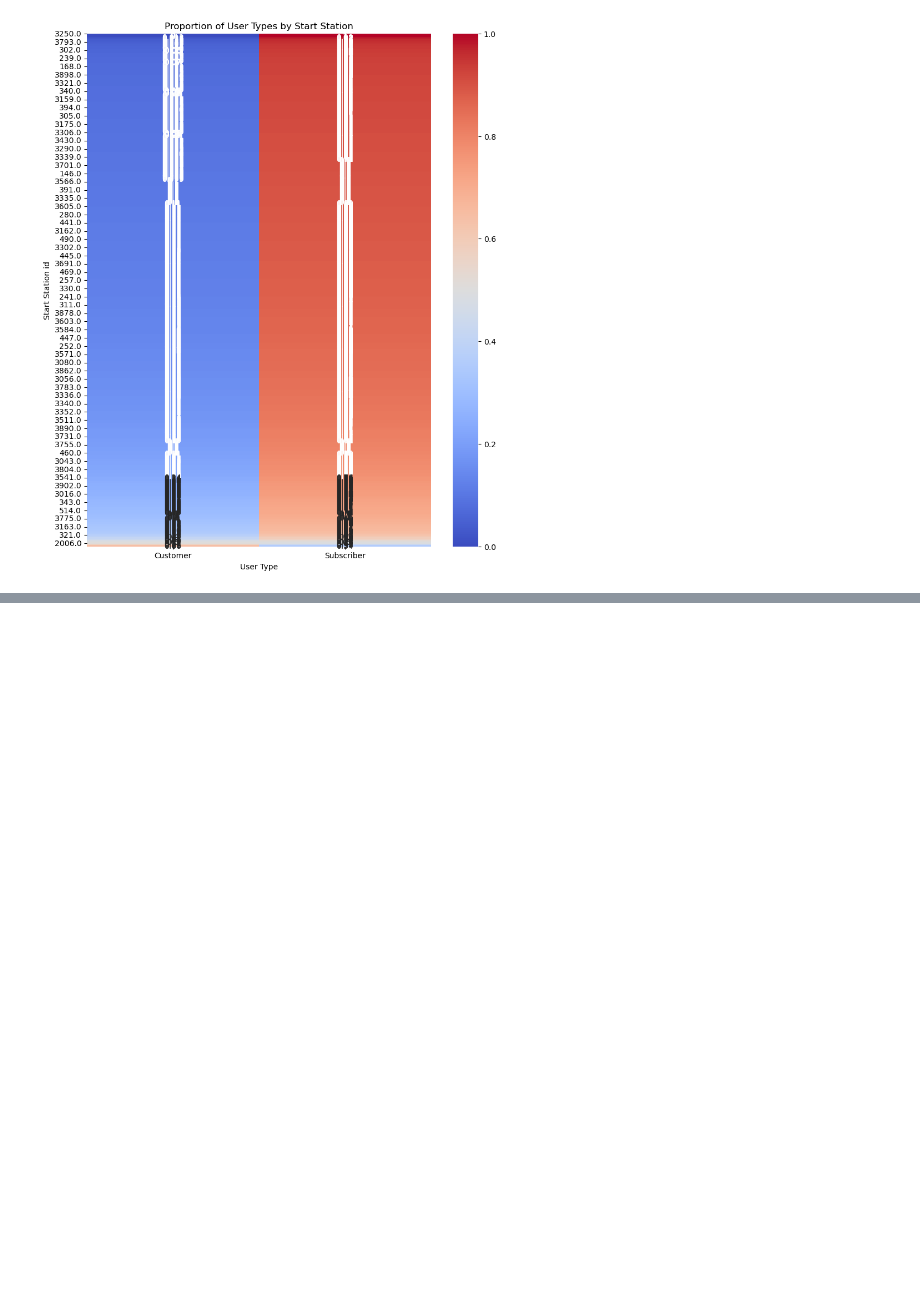
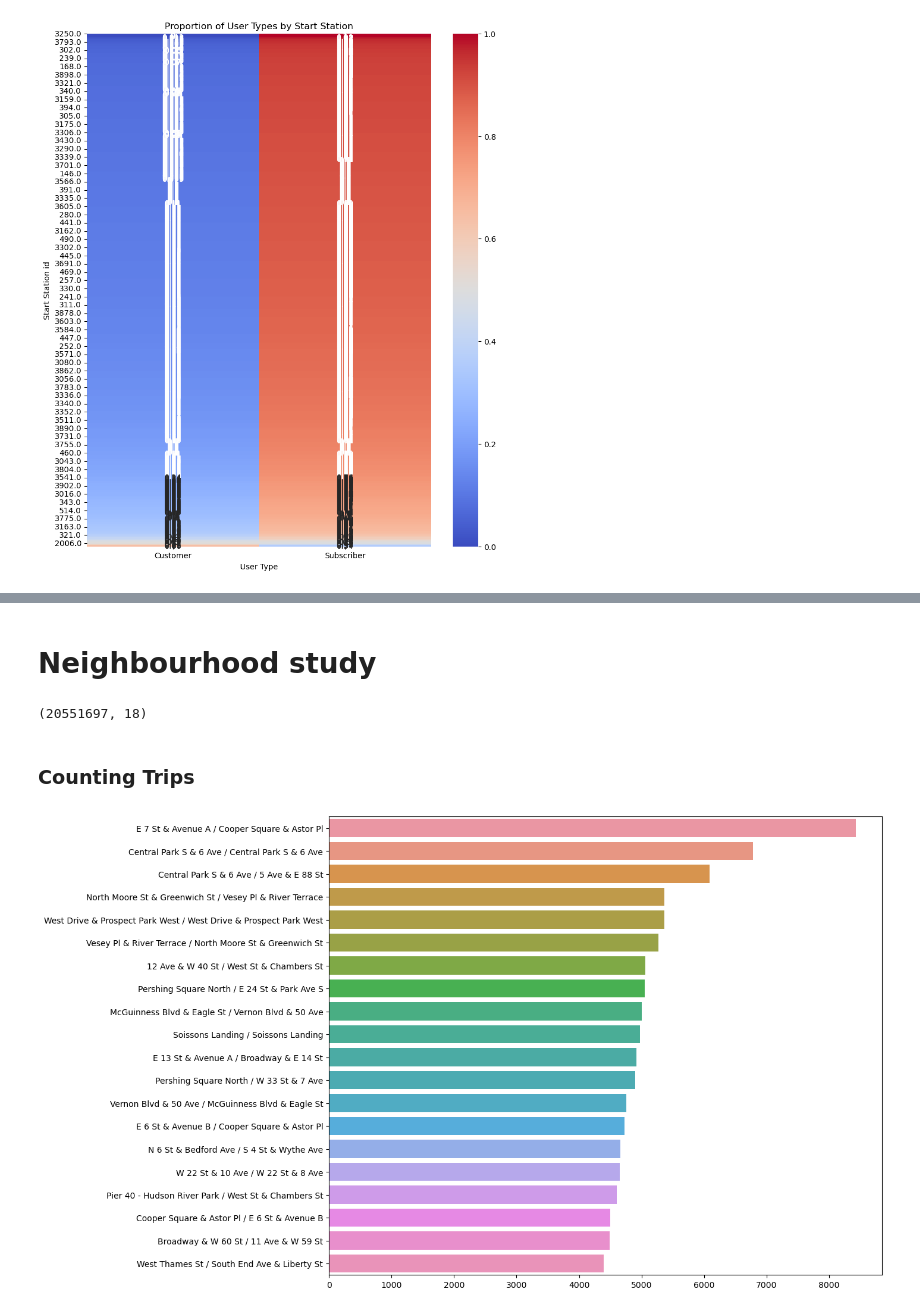
Before and after one commit to lukasschirren/nyc_bike_rental, a Jupyter notebook: Helen_JupyterWorkspace.ipynb, the cells around one changed output, grey strips where cells are left out. Saved outputs shown, nothing was run; the diff lists cells and outputs as text; code cells hidden in the pictures; blank space fills up the shorter version.

```diff
--- a/Helen_JupyterWorkspace.ipynb
+++ b/Helen_JupyterWorkspace.ipynb
@@ -515,0 +484,17 @@ station_locations.iloc[:4]
+# %% [markdown]
+# Neighbourhood study
+# %%
+from geopy.geocoders import Nominatim
+from geopy.extra.rate_limiter import RateLimiter
+data_2019.shape
+# %% [output]
+(20551697, 18)
+# %% [markdown]
+### Counting Trips
+# %%
+trips=data_2019.value_counts(['start station name','end station name'])[:20]
+trip_names=[trips.index[t][0] + ' / ' + trips.index[t][1] for t in range(len(trips))]
+plt.figure(figsize=(12,10))
+sns.barplot( x= list(trips.values), y = trip_names, orient="h") ;
+# %% [output]
+[figure, added]
```
Also changed, not shown: parts of 19 cells of this notebook, 1 other file.
